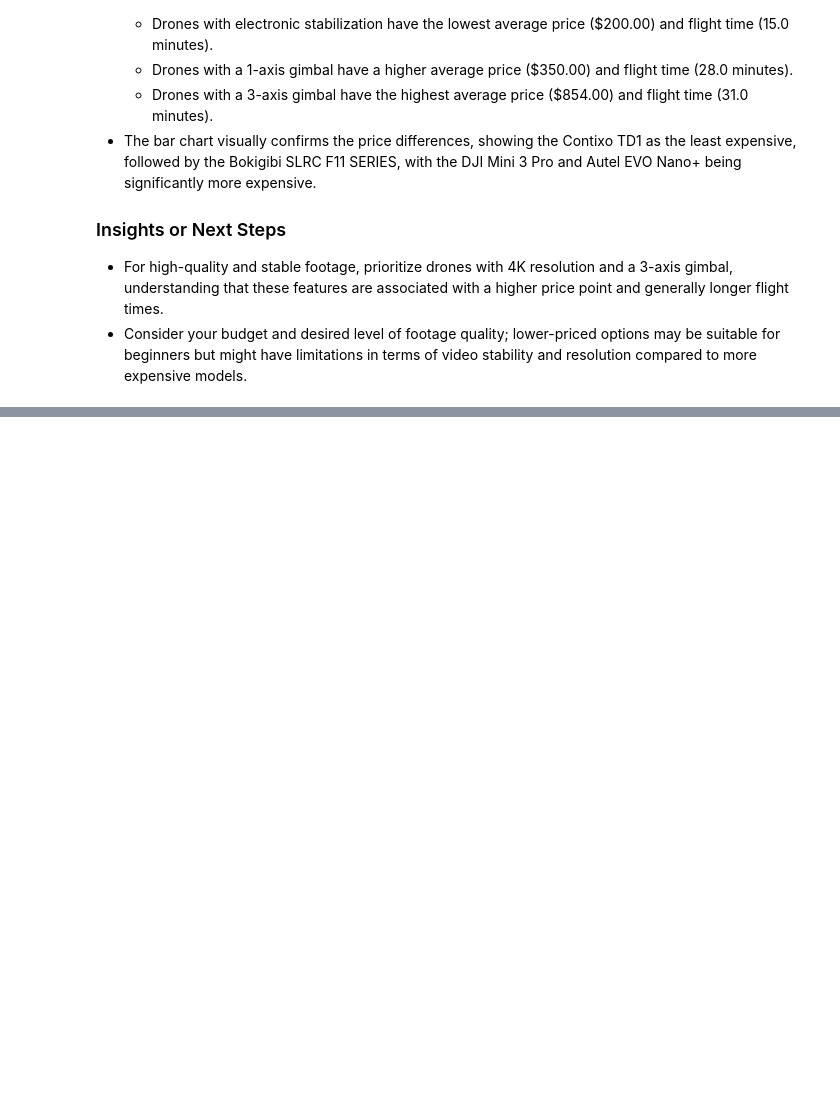
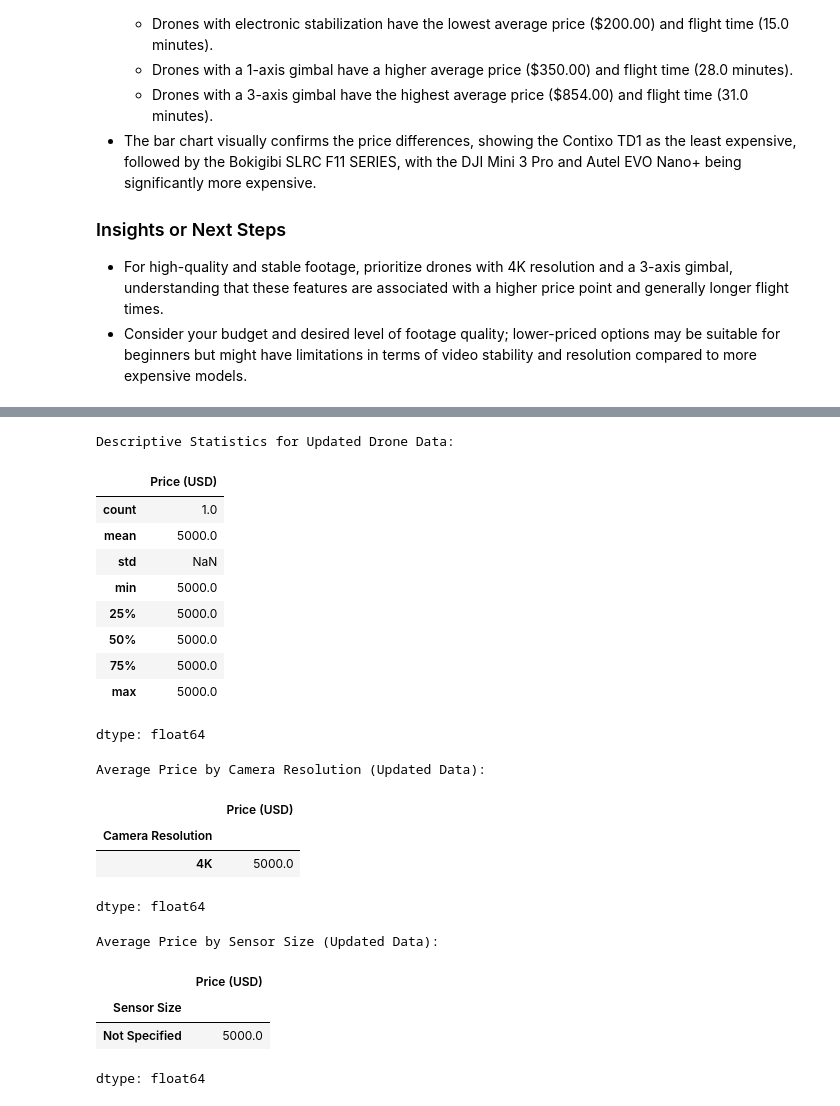
Before and after one commit to LeonAmbroseJr/-LeonAmbrose-github.io, a Jupyter notebook: drones22.ipynb, the cells around one changed output, grey strips where cells are left out. Cells and saved outputs as stored; diff of their text form; code cells hidden in the pictures; blank space fills up the shorter version.

```diff
--- a/drones22.ipynb
+++ b/drones22.ipynb
@@ -983,17 +989,39 @@ Analyze the new drone data to understand relationships between features and pric
 # %%
-# Analyze the new drone data
-print("Descriptive Statistics for New Drones:")
+# Analyze the updated drone data
+print("Descriptive Statistics for Updated Drone Data:")
 display(df_new_drones['Price (USD)'].describe())
 
 # Group by Camera Resolution and calculate average price
-avg_price_by_resolution_new = df_new_drones.groupby('Camera Resolution')['Price (USD)'].mean()
-print("\nAverage Price by Camera Resolution (New Drones):")
-display(avg_price_by_resolution_new)
+avg_price_by_resolution_updated = df_new_drones.groupby('Camera Resolution')['Price (USD)'].mean()
+print("\nAverage Price by Camera Resolution (Updated Data):")
+display(avg_price_by_resolution_updated)
 
 # Group by Sensor Size and calculate average price
-avg_price_by_sensor_new = df_new_drones.groupby('Sensor Size')['Price (USD)'].mean()
-print("\nAverage Price by Sensor Size (New Drones):")
-display(avg_price_by_sensor_new)
+avg_price_by_sensor_updated = df_new_drones.groupby('Sensor Size')['Price (USD)'].mean()
+print("\nAverage Price by Sensor Size (Updated Data):")
+display(avg_price_by_sensor_updated)
 
-# Note: Flight Time and Gimbal Type have 'Not Specified' for many entries,
+# Note: Flight Time and Gimbal Type still have 'Not Specified' for many entries,
 # so grouping by these might not be as informative with this dataset.
+# %% [output]
+Descriptive Statistics for Updated Drone Data:
+|  | Price (USD) |
+| count | 1.0 |
+| mean | 5000.0 |
+| std | NaN |
+| min | 5000.0 |
+| 25% | 5000.0 |
+| 50% | 5000.0 |
+| 75% | 5000.0 |
+| max | 5000.0 |
+dtype: float64
+Average Price by Camera Resolution (Updated Data):
+|  | Price (USD) |
+| Camera Resolution |  |
+| 4K | 5000.0 |
+dtype: float64
+Average Price by Sensor Size (Updated Data):
+|  | Price (USD) |
+| Sensor Size |  |
+| Not Specified | 5000.0 |
+dtype: float64
```
Also changed, not shown: parts of 6 cells of this notebook.
